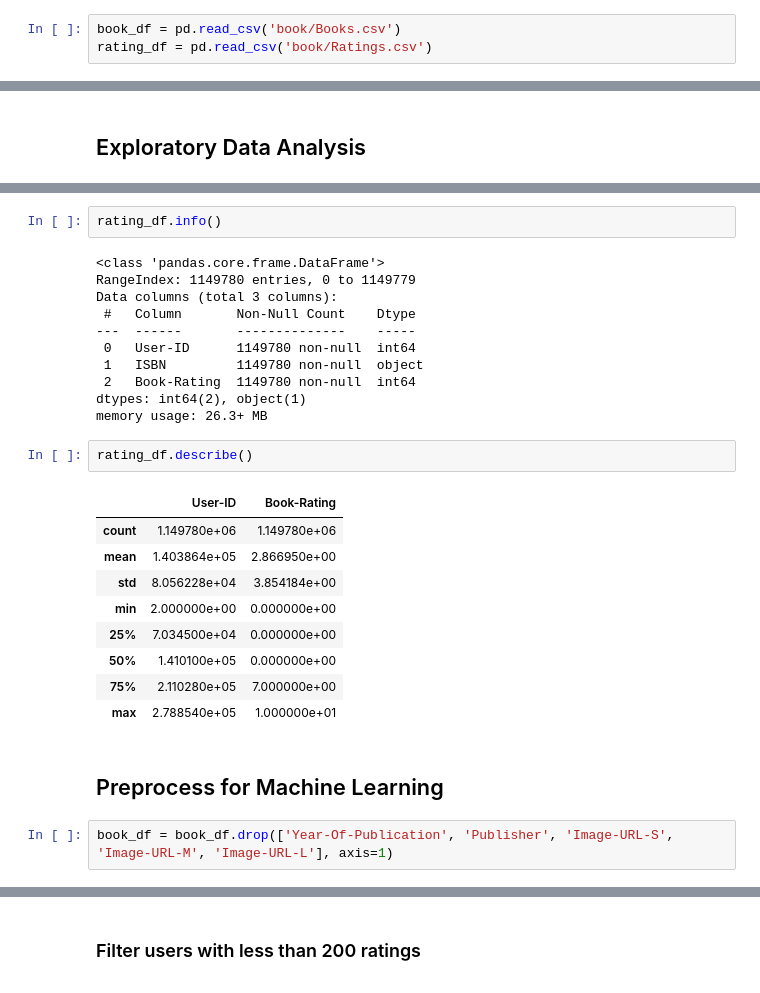
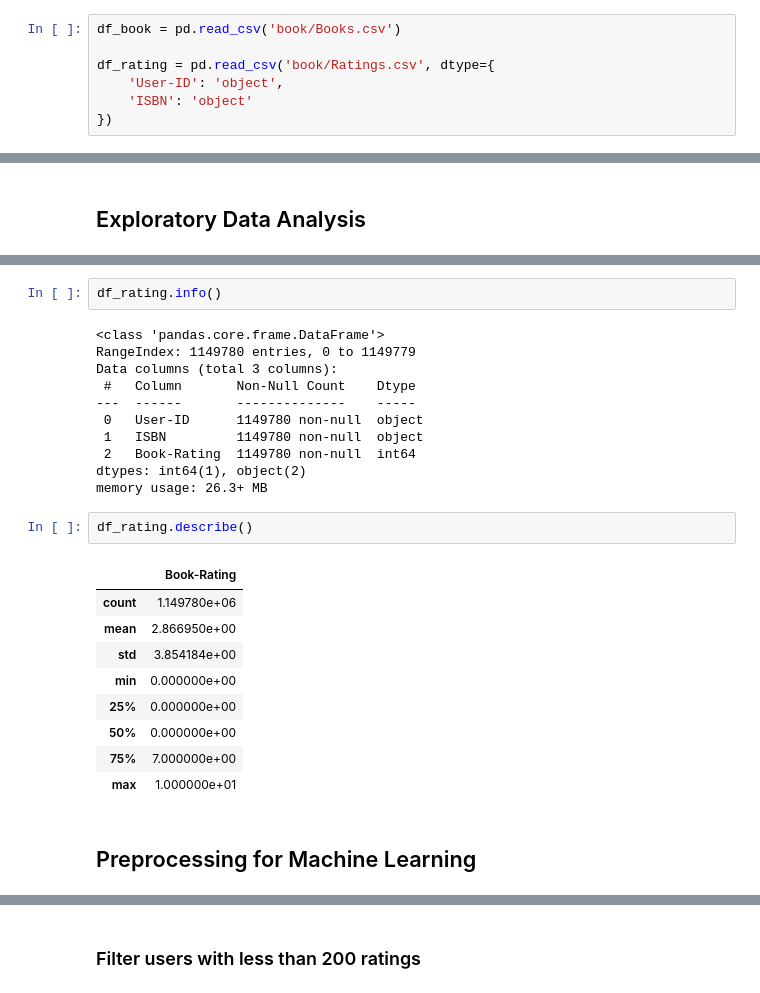
Before and after one commit to hafidzfawwaz6/Book-Recommendation-Project, a Jupyter notebook: analysis.ipynb, the cells around one changed output, grey strips where cells are left out. Saved outputs shown, nothing was run; the diff lists cells and outputs as text.

```diff
--- a/analysis.ipynb
+++ b/analysis.ipynb
@@ -13,5 +24,9 @@ warnings.filterwarnings('ignore')
 # %%
-book_df = pd.read_csv('book/Books.csv')
-rating_df = pd.read_csv('book/Ratings.csv')
+df_book = pd.read_csv('book/Books.csv')
+
+df_rating = pd.read_csv('book/Ratings.csv', dtype={
+    'User-ID': 'object',
+    'ISBN': 'object'
+})
 # %% [markdown]
 ## Book Data Preprocessing
@@ -129,31 +169,29 @@ plt.show()
 # %% [output]
 [figure]
 # %%
-rating_df.info()
+df_rating.info()
 # %% [output]
 <class 'pandas.core.frame.DataFrame'>
 RangeIndex: 1149780 entries, 0 to 1149779
 Data columns (total 3 columns):
  #   Column       Non-Null Count    Dtype
 ---  ------       --------------    -----
- 0   User-ID      1149780 non-null  int64
+ 0   User-ID      1149780 non-null  object
  1   ISBN         1149780 non-null  object
  2   Book-Rating  1149780 non-null  int64
-dtypes: int64(2), object(1)
+dtypes: int64(1), object(2)
 memory usage: 26.3+ MB
 # %%
-rating_df.describe()
+df_rating.describe()
 # %% [output]
-|  | User-ID | Book-Rating |
-| count | 1.149780e+06 | 1.149780e+06 |
-| mean | 1.403864e+05 | 2.866950e+00 |
-| std | 8.056228e+04 | 3.854184e+00 |
-| min | 2.000000e+00 | 0.000000e+00 |
-| 25% | 7.034500e+04 | 0.000000e+00 |
-| 50% | 1.410100e+05 | 0.000000e+00 |
-| 75% | 2.110280e+05 | 7.000000e+00 |
-| max | 2.788540e+05 | 1.000000e+01 |
+|  | Book-Rating |
+| count | 1.149780e+06 |
+| mean | 2.866950e+00 |
+| std | 3.854184e+00 |
+| min | 0.000000e+00 |
+| 25% | 0.000000e+00 |
+| 50% | 0.000000e+00 |
+| 75% | 7.000000e+00 |
+| max | 1.000000e+01 |
 # %% [markdown]
-## Preprocess for Machine Learning
+## Preprocessing for Machine Learning
-# %%
-book_df = book_df.drop(['Year-Of-Publication', 'Publisher', 'Image-URL-S', 'Image-URL-M', 'Image-URL-L'], axis=1)
```
Also changed, not shown: parts of 73 cells of this notebook, 15 other files.
